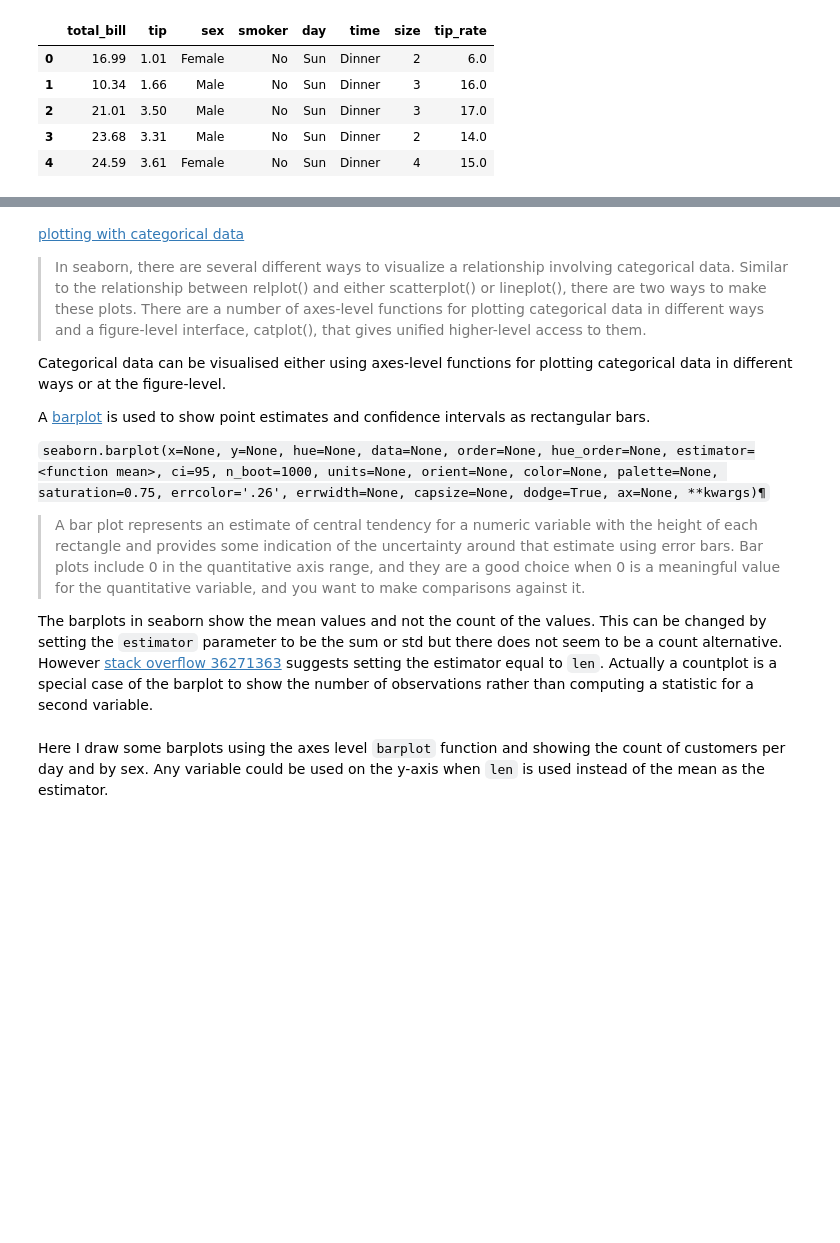
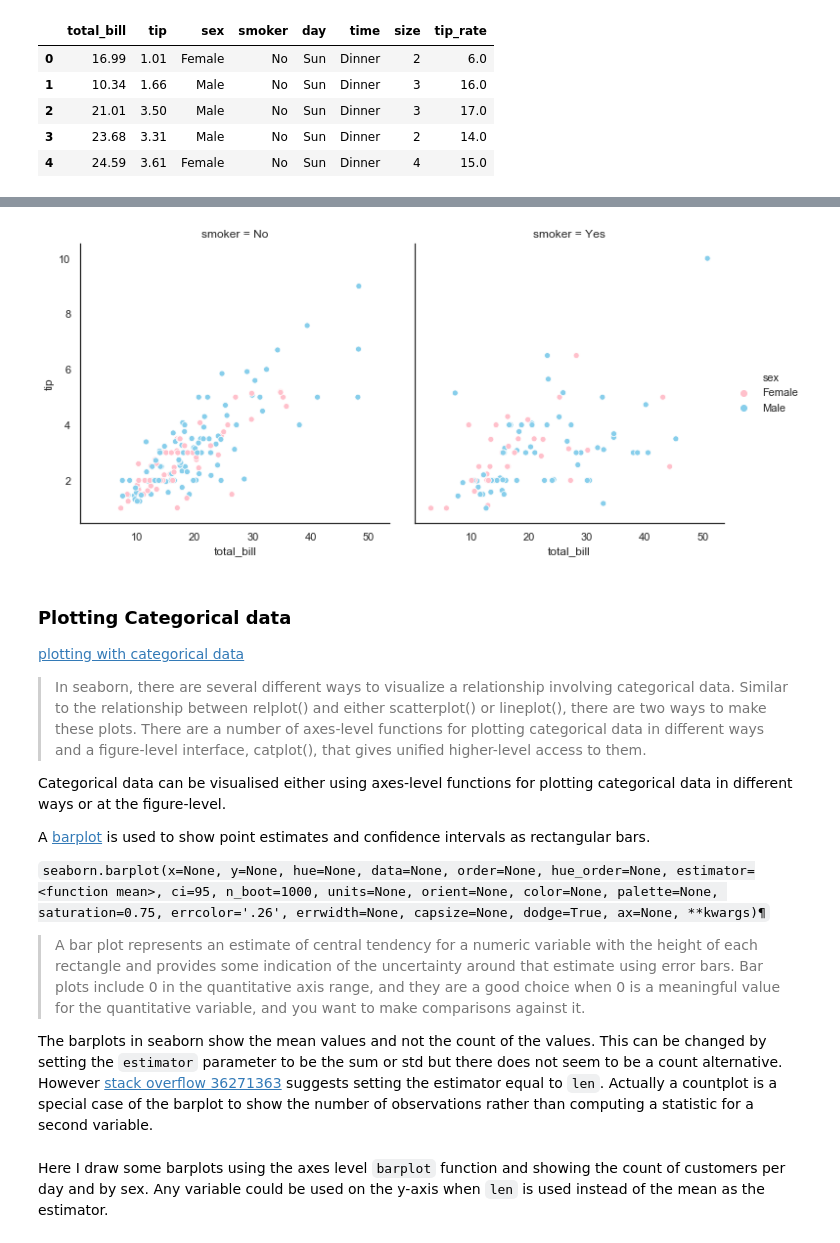
Before and after one commit to angela1C/Fundamentals-of-Data-Analysis-Project-2019, a Jupyter notebook: tips-project.ipynb, the cells around one changed output, grey strips where cells are left out. Saved outputs shown, nothing was run; the diff lists cells and outputs as text; code cells hidden in the pictures; blank space fills up the shorter version.

```diff
--- a/tips-project.ipynb
+++ b/tips-project.ipynb
@@ -716,4 +740,11 @@ Figure-level function must control the figure it lives in, while axes-level func
+# %%
+sns.set(style="white") # change the background to a darkgrid
+sns.relplot(x="total_bill", y="tip", hue="sex", col="smoker", data=df, palette=["pink","skyblue"])
+plt.show()
+# %% [output]
+[figure, added]
 # %% [markdown]
+### Plotting Categorical data
 [plotting with categorical data](https://seaborn.pydata.org/tutorial/categorical.html#plotting-with-categorical-data)
 >In seaborn, there are several different ways to visualize a relationship involving categorical data. Similar to the relationship between relplot() and either scatterplot() or lineplot(), there are two ways to make these plots. There are a number of axes-level functions for plotting categorical data in different ways and a figure-level interface, catplot(), that gives unified higher-level access to them.
 
```
Also changed, not shown: parts of 16 cells of this notebook.
